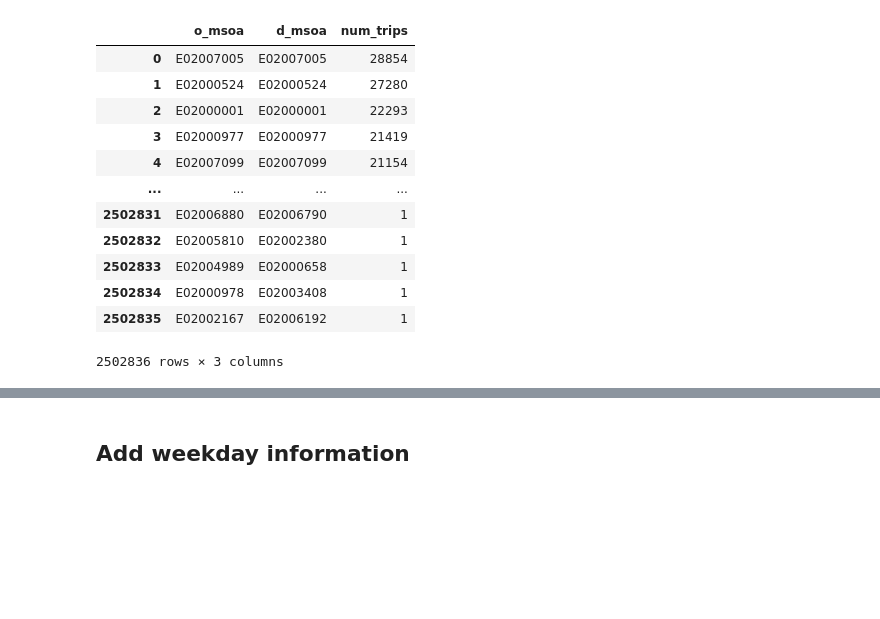
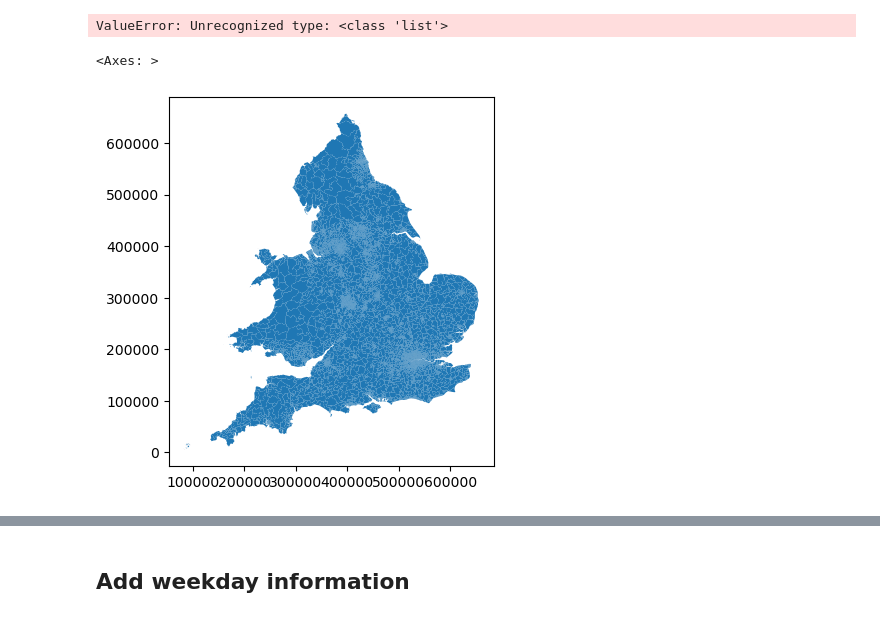
Before and after one commit to YueLi-0816/mobile_data, a Jupyter notebook: analysis.ipynb, the cells around one changed output, grey strips where cells are left out. Drawn from its saved outputs; the diff is of its cells as text; code cells hidden in the pictures; blank space fills up the shorter version.

```diff
--- a/analysis.ipynb
+++ b/analysis.ipynb
@@ -36,16 +40,60 @@ pd.read_csv("data/hex_OD_allactivity.csv.gz", compression="gzip")
+# %%
+import h3
+from shapely.geometry import Polygon
+
+london_polygon = gla.geometry.iloc[0]
+
+h3_poly = h3.LatLngPoly(outer=list(poly.exterior.coords), *poly.interiors)
+
+cells = h3.h3shape_to_cells(h3shape=h3_poly, res=7)
+
+# Step 4: Set the H3 resolution 9.
+h3_resolution = 9
+
+london_coords_reversed = [(c[1], c[0]) for c in london_polygon.exterior.coords]
+h3_indexes = h3.h3shape_to_cells(london_coords_reversed, h3_resolution)
+
+# Step 6: Convert the H3 polygons to a GeoDataFrame.
+# This loop gets the boundary for each H3 index and creates a polygon.
+geometries = []
+for h3_index in h3_indexes:
+    hex_boundary = h3.h3_to_geo_boundary(h3_index, geo_json=True)
+    geometries.append(Polygon(hex_boundary))
+
+h3_gdf = gpd.GeoDataFrame(
+    {'h3_index': list(h3_indexes)},
+    geometry=geometries,
+    crs='EPSG:4326'
+)
+
+# Step 7: Plot the H3 grid.
+fig, ax = plt.subplots(figsize=(10, 10))
+
+# Plot the London boundary
+london_gdf.plot(ax=ax, color='red', edgecolor='black', alpha=0.5)
+
+# Plot the H3 grid on top
+h3_gdf.plot(
+    ax=ax,
+    edgecolor='white',
+    linewidth=0.5,
+    facecolor='lightblue'
+)
+
+# Add labels and a title
+ax.set_title(f"H3 Hexagon Grid of London (Resolution {h3_resolution})")
+ax.set_xlabel("Longitude")
+ax.set_ylabel("Latitude")
+
+# Show the plot
+plt.show()
+# %% [output]
+ValueError: Unrecognized type: <class 'list'>
+# %%
+msoa_map = gpd.read_file('data/msoa_2021/MSOA_2021_EW_BGC_V3.shp')
+msoa_map.plot()
+# %% [output]
+<Axes: >
+[figure, added]
 # %%
-pd.read_csv("data/msoa_OD_allactivity.csv.gz", compression="gzip")
+msoa_all = pd.read_csv("data/msoa_OD_allactivity.csv.gz", compression="gzip")
-# %% [output]
-|  | o_msoa | d_msoa | num_trips |
-| 0 | E02007005 | E02007005 | 28854 |
-| 1 | E02000524 | E02000524 | 27280 |
-| 2 | E02000001 | E02000001 | 22293 |
-| 3 | E02000977 | E02000977 | 21419 |
-| 4 | E02007099 | E02007099 | 21154 |
-| ... | ... | ... | ... |
-| 2502831 | E02006880 | E02006790 | 1 |
-| 2502832 | E02005810 | E02002380 | 1 |
-| 2502833 | E02004989 | E02000658 | 1 |
-| 2502834 | E02000978 | E02003408 | 1 |
-| 2502835 | E02002167 | E02006192 | 1 |
-2502836 rows × 3 columns
```
Also changed, not shown: parts of 10 cells of this notebook.
